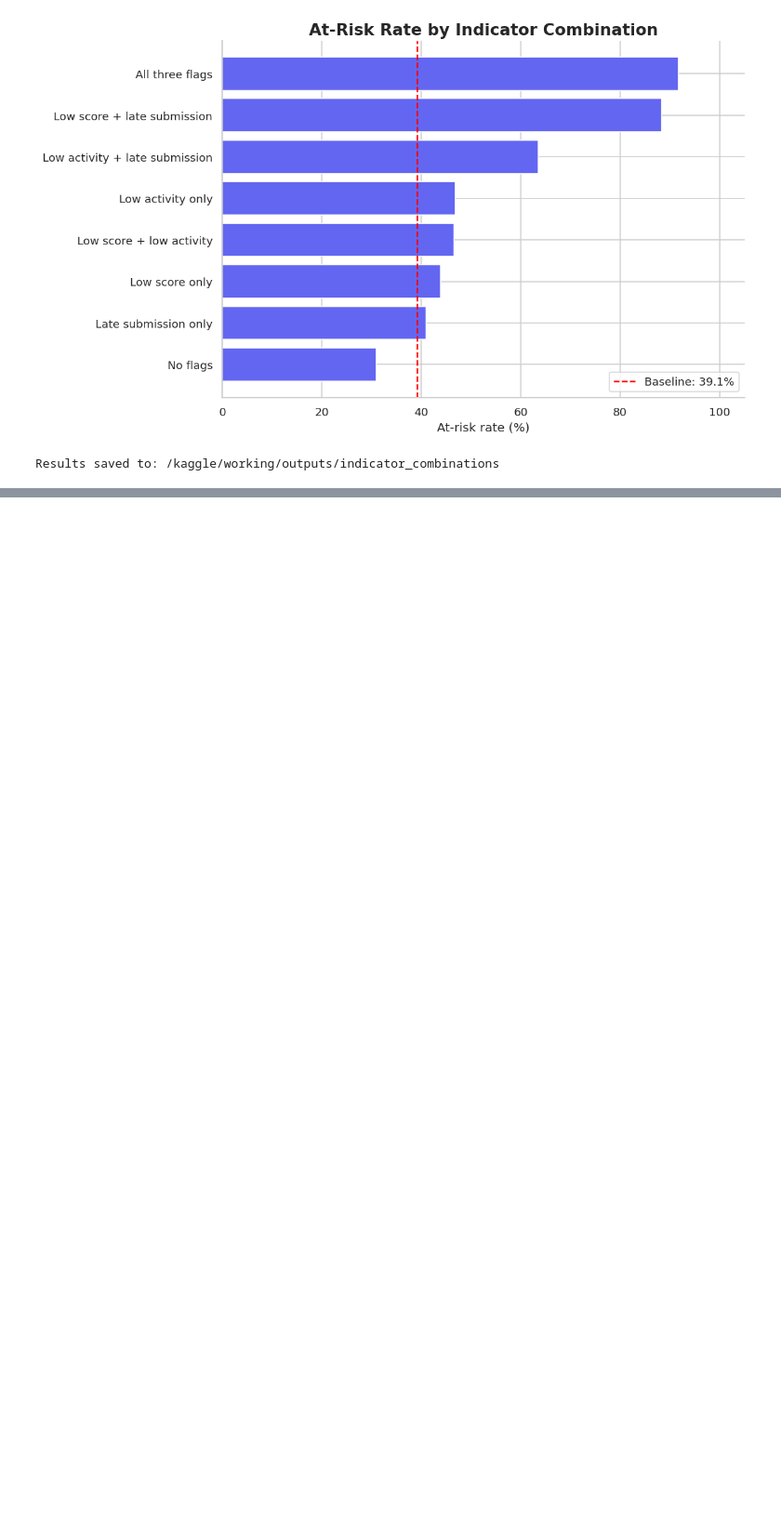
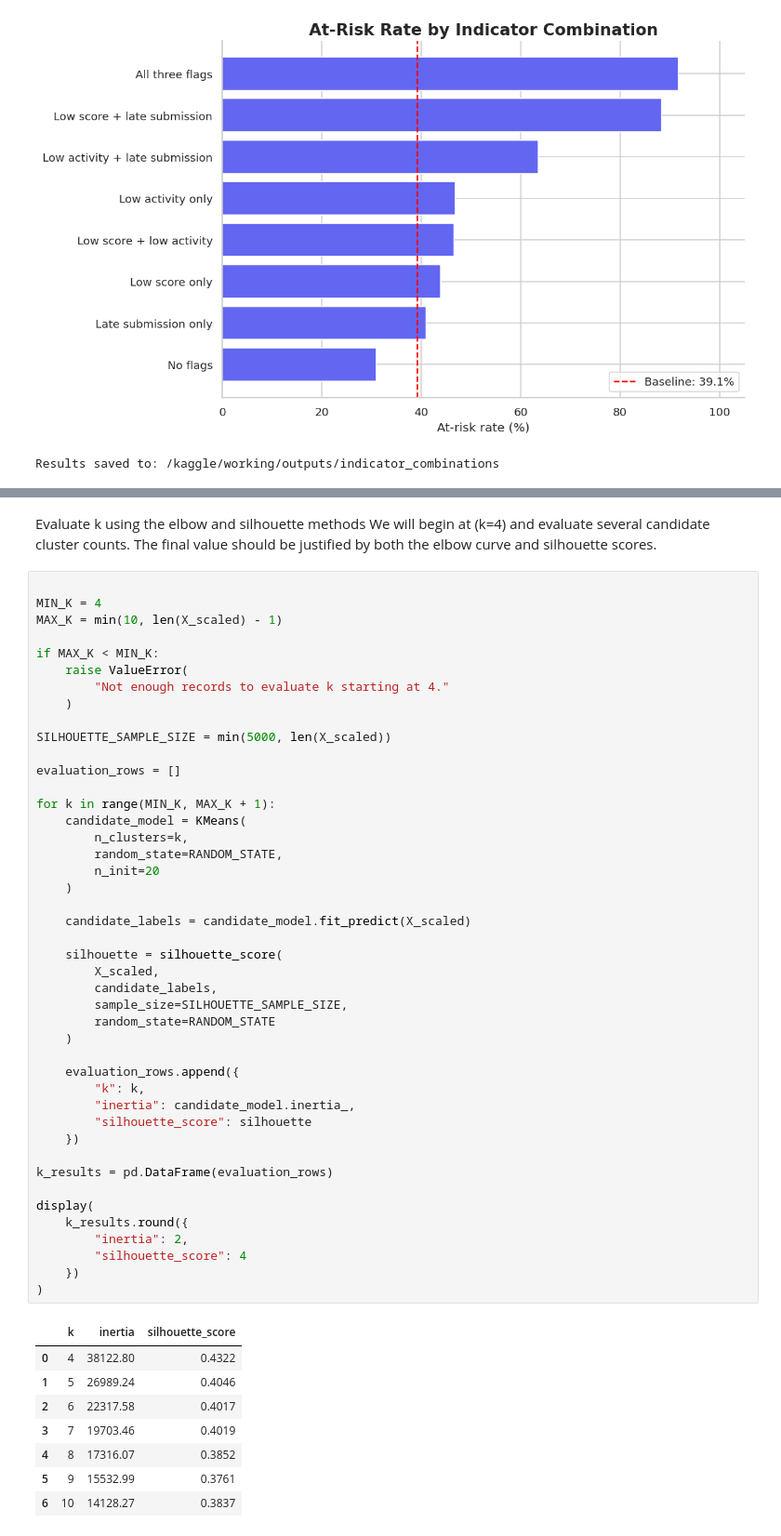
Before and after one commit to SruthiGS-Gito/sar-ai-early-warning-intervention-recommender, a Jupyter notebook: notebooks/student_academic_risk.ipynb, the cells around one changed output, grey strips where cells are left out. Shown at 93% size. Saved outputs shown, nothing was run; the diff lists cells and outputs as text; blank space fills up the shorter version.

```diff
--- a/notebooks/student_academic_risk.ipynb
+++ b/notebooks/student_academic_risk.ipynb
@@ -2403,0 +2734,56 @@ Results saved to: /kaggle/working/outputs/indicator_combinations
+# %% [markdown]
+Evaluate k using the elbow and silhouette methods
+We will begin at \(k=4\) and evaluate several candidate cluster counts. The final value should be justified by both the elbow curve and silhouette scores.
+# %%
+
+MIN_K = 4
+MAX_K = min(10, len(X_scaled) - 1)
+
+if MAX_K < MIN_K:
+    raise ValueError(
+        "Not enough records to evaluate k starting at 4."
+    )
+
+SILHOUETTE_SAMPLE_SIZE = min(5000, len(X_scaled))
+
+evaluation_rows = []
+
+for k in range(MIN_K, MAX_K + 1):
+    candidate_model = KMeans(
+        n_clusters=k,
+        random_state=RANDOM_STATE,
+        n_init=20
+    )
+
+    candidate_labels = candidate_model.fit_predict(X_scaled)
+
+    silhouette = silhouette_score(
+        X_scaled,
+        candidate_labels,
+        sample_size=SILHOUETTE_SAMPLE_SIZE,
+        random_state=RANDOM_STATE
+    )
+
+    evaluation_rows.append({
+        "k": k,
+        "inertia": candidate_model.inertia_,
+        "silhouette_score": silhouette
+    })
+
+k_results = pd.DataFrame(evaluation_rows)
+
+display(
+    k_results.round({
+        "inertia": 2,
+        "silhouette_score": 4
+    })
+)
+# %% [output]
+|  | k | inertia | silhouette_score |
+| 0 | 4 | 38122.80 | 0.4322 |
+| 1 | 5 | 26989.24 | 0.4046 |
+| 2 | 6 | 22317.58 | 0.4017 |
+| 3 | 7 | 19703.46 | 0.4019 |
+| 4 | 8 | 17316.07 | 0.3852 |
+| 5 | 9 | 15532.99 | 0.3761 |
+| 6 | 10 | 14128.27 | 0.3837 |
```
Also changed, not shown: parts of 21 cells of this notebook.
